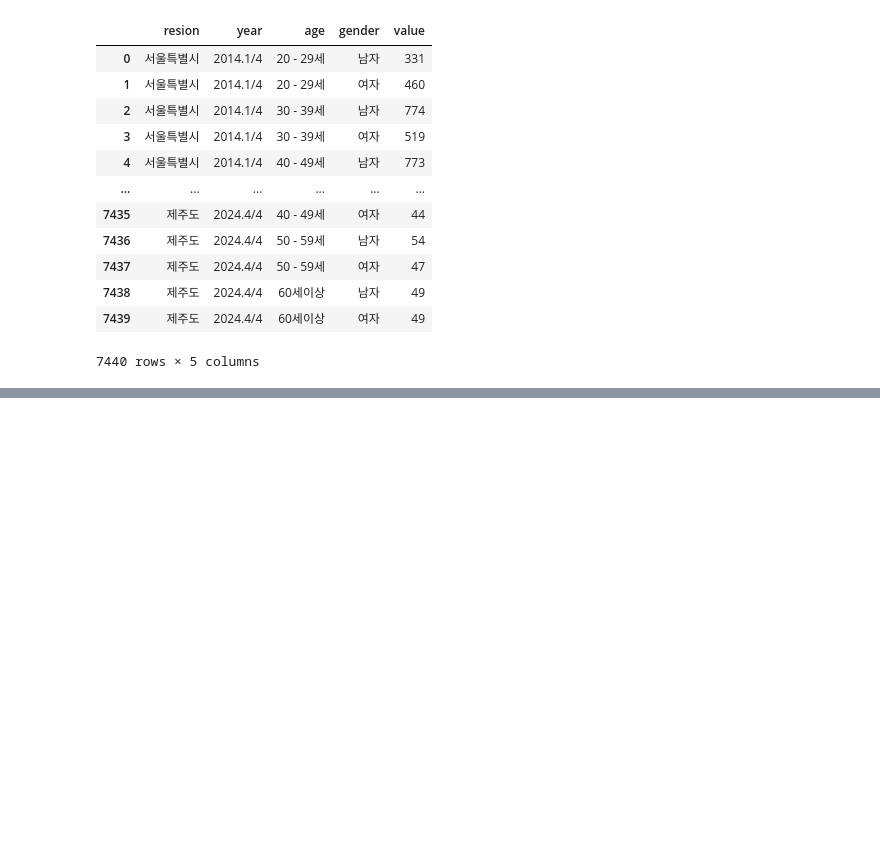
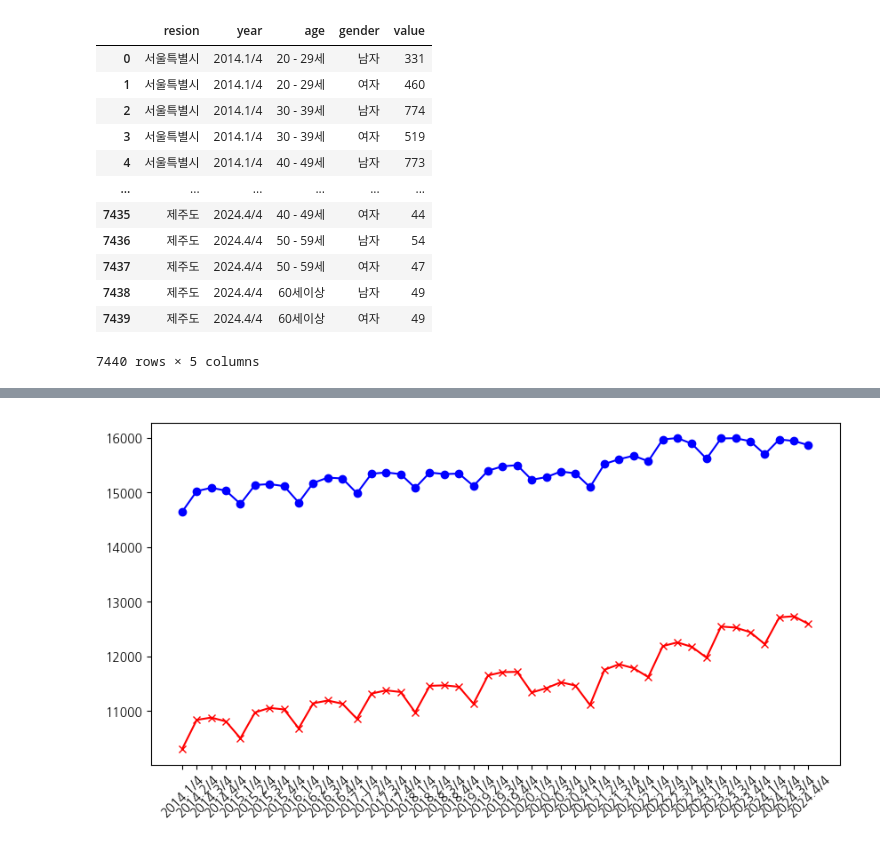
Before and after one commit to sumin020415/py_sm, a Jupyter notebook: python/빅데이터 분석/python11_연령별취업자.ipynb, the cells around one changed output, grey strips where cells are left out. Drawn from its saved outputs; the diff is of its cells as text; code cells hidden in the pictures; blank space fills up the shorter version.

```diff
--- a/python/빅데이터 분석/python11_연령별취업자.ipynb
+++ b/python/빅데이터 분석/python11_연령별취업자.ipynb
@@ -73,0 +74,5 @@ plt.show()
+# %%
+ex2_data = ori.copy()
+ex2_data.columns = ['resion', 'year', 'age', 'gender', 'value']
+ex2_data.loc[ex_data['resion']=='세종특별자치시','value']=ex_data.loc[ex_data['resion']=='세종특별자치시']['value'].replace('-',0)
+ex2_data
@@ -73,0 +93,4 @@ plt.show()
+# %%
+ex2_data['value']=ex2_data['value'].astype(int)
+gen = ex2_data.groupby(['year','gender'])['value'].sum().reset_index(name='total')
+gen
@@ -73,0 +111,14 @@ plt.show()
+# %%
+filter_m=gen['gender']=='남자'
+filter_f=gen['gender']=='여자'
+male=gen[filter_m]
+female=gen[filter_f]
+# %%
+plt.figure(figsize=(10,5))
+plt.plot(male['year'],male['total'], label='남자', color='blue',linestyle='-', marker='o')
+plt.plot(female['year'],female['total'], label='여자', color='red',linestyle='-', marker='x')
+plt.xticks(range(len(ex1_data)))
+plt.xticks(ex1_data['year'],rotation=45)
+plt.show()
+# %% [output]
+[figure, added]
```
Also changed, not shown: parts of 7 cells of this notebook.
